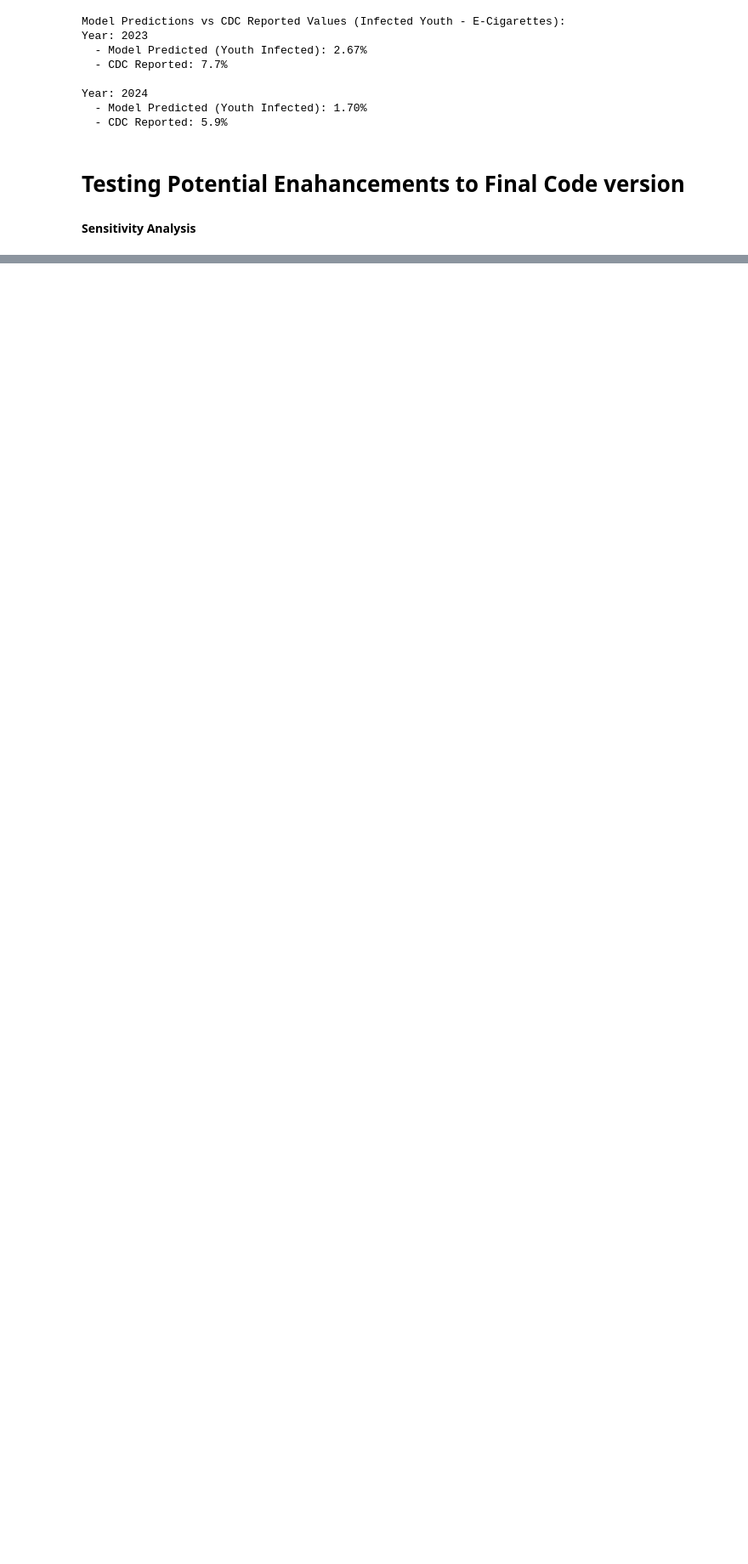
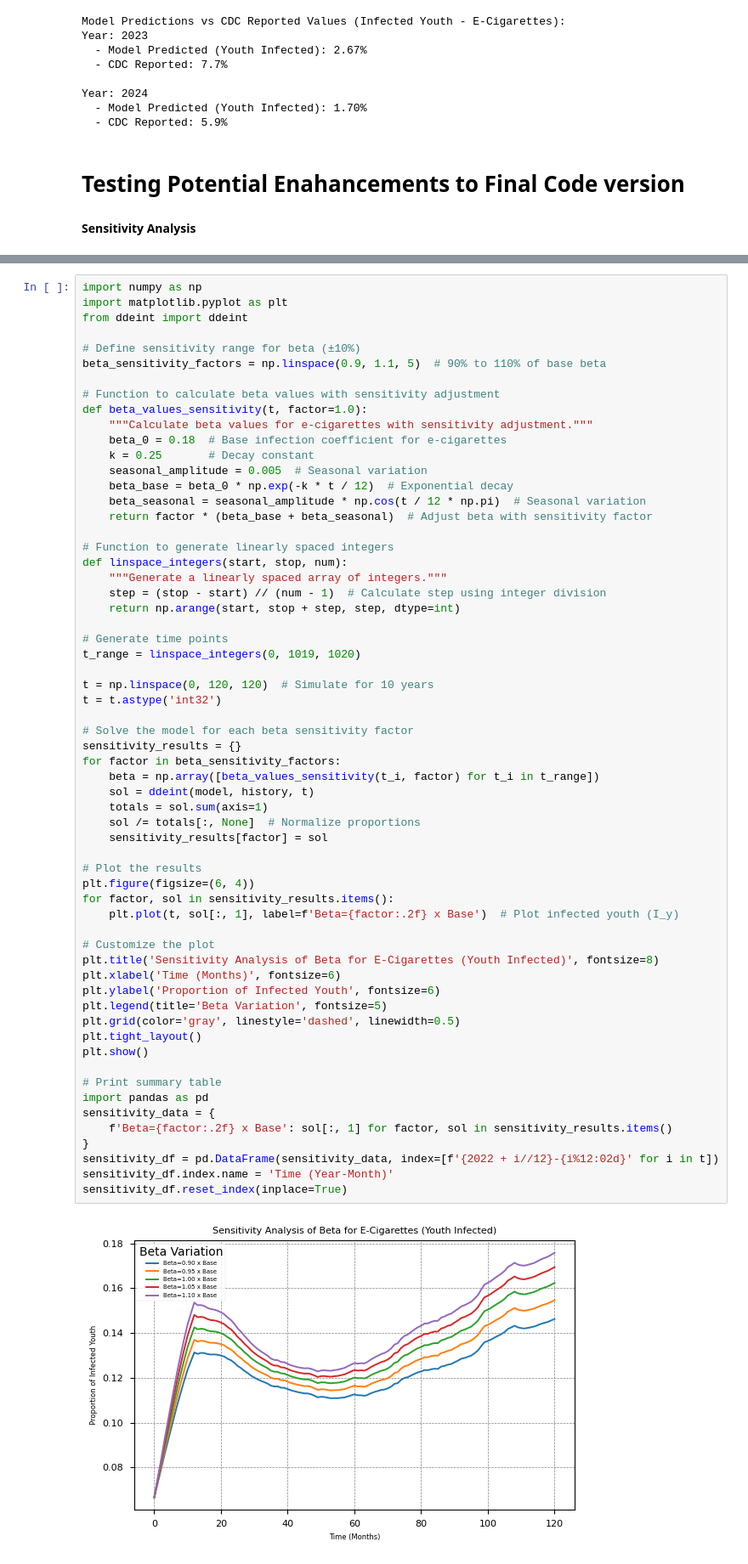
Before and after one commit to revak18/nicotine_use_mathmodel, a Jupyter notebook: NicotineUse_SIR_DDE_Model.ipynb, the cells around one changed output, grey strips where cells are left out. Shown at 85% size. Cells and saved outputs as stored; diff of their text form; blank space fills up the shorter version.

```diff
--- a/NicotineUse_SIR_DDE_Model.ipynb
+++ b/NicotineUse_SIR_DDE_Model.ipynb
@@ -684,0 +616,63 @@ plt.show()
+# %%
+import numpy as np
+import matplotlib.pyplot as plt
+from ddeint import ddeint
+
+# Define sensitivity range for beta (±10%)
+beta_sensitivity_factors = np.linspace(0.9, 1.1, 5)  # 90% to 110% of base beta
+
+# Function to calculate beta values with sensitivity adjustment
+def beta_values_sensitivity(t, factor=1.0):
+    """Calculate beta values for e-cigarettes with sensitivity adjustment."""
+    beta_0 = 0.18  # Base infection coefficient for e-cigarettes
+    k = 0.25       # Decay constant
+    seasonal_amplitude = 0.005  # Seasonal variation
+    beta_base = beta_0 * np.exp(-k * t / 12)  # Exponential decay
+    beta_seasonal = seasonal_amplitude * np.cos(t / 12 * np.pi)  # Seasonal variation
+    return factor * (beta_base + beta_seasonal)  # Adjust beta with sensitivity factor
+
+# Function to generate linearly spaced integers
+def linspace_integers(start, stop, num):
+    """Generate a linearly spaced array of integers."""
+    step = (stop - start) // (num - 1)  # Calculate step using integer division
+    return np.arange(start, stop + step, step, dtype=int)
+
+# Generate time points
+t_range = linspace_integers(0, 1019, 1020)
+
+t = np.linspace(0, 120, 120)  # Simulate for 10 years
+t = t.astype('int32')
+
+# Solve the model for each beta sensitivity factor
+sensitivity_results = {}
+for factor in beta_sensitivity_factors:
+    beta = np.array([beta_values_sensitivity(t_i, factor) for t_i in t_range])
+    sol = ddeint(model, history, t)
+    totals = sol.sum(axis=1)
+    sol /= totals[:, None]  # Normalize proportions
+    sensitivity_results[factor] = sol
+
+# Plot the results
+plt.figure(figsize=(6, 4))
+for factor, sol in sensitivity_results.items():
+    plt.plot(t, sol[:, 1], label=f'Beta={factor:.2f} x Base')  # Plot infected youth (I_y)
+
+# Customize the plot
+plt.title('Sensitivity Analysis of Beta for E-Cigarettes (Youth Infected)', fontsize=8)
+plt.xlabel('Time (Months)', fontsize=6)
+plt.ylabel('Proportion of Infected Youth', fontsize=6)
+plt.legend(title='Beta Variation', fontsize=5)
+plt.grid(color='gray', linestyle='dashed', linewidth=0.5)
+plt.tight_layout()
+plt.show()
+
+# Print summary table
+import pandas as pd
+sensitivity_data = {
+    f'Beta={factor:.2f} x Base': sol[:, 1] for factor, sol in sensitivity_results.items()
+}
+sensitivity_df = pd.DataFrame(sensitivity_data, index=[f'{2022 + i//12}-{i%12:02d}' for i in t])
+sensitivity_df.index.name = 'Time (Year-Month)'
+sensitivity_df.reset_index(inplace=True)
+# %% [output]
+[figure, added]
```
Also changed, not shown: parts of 21 cells of this notebook.
